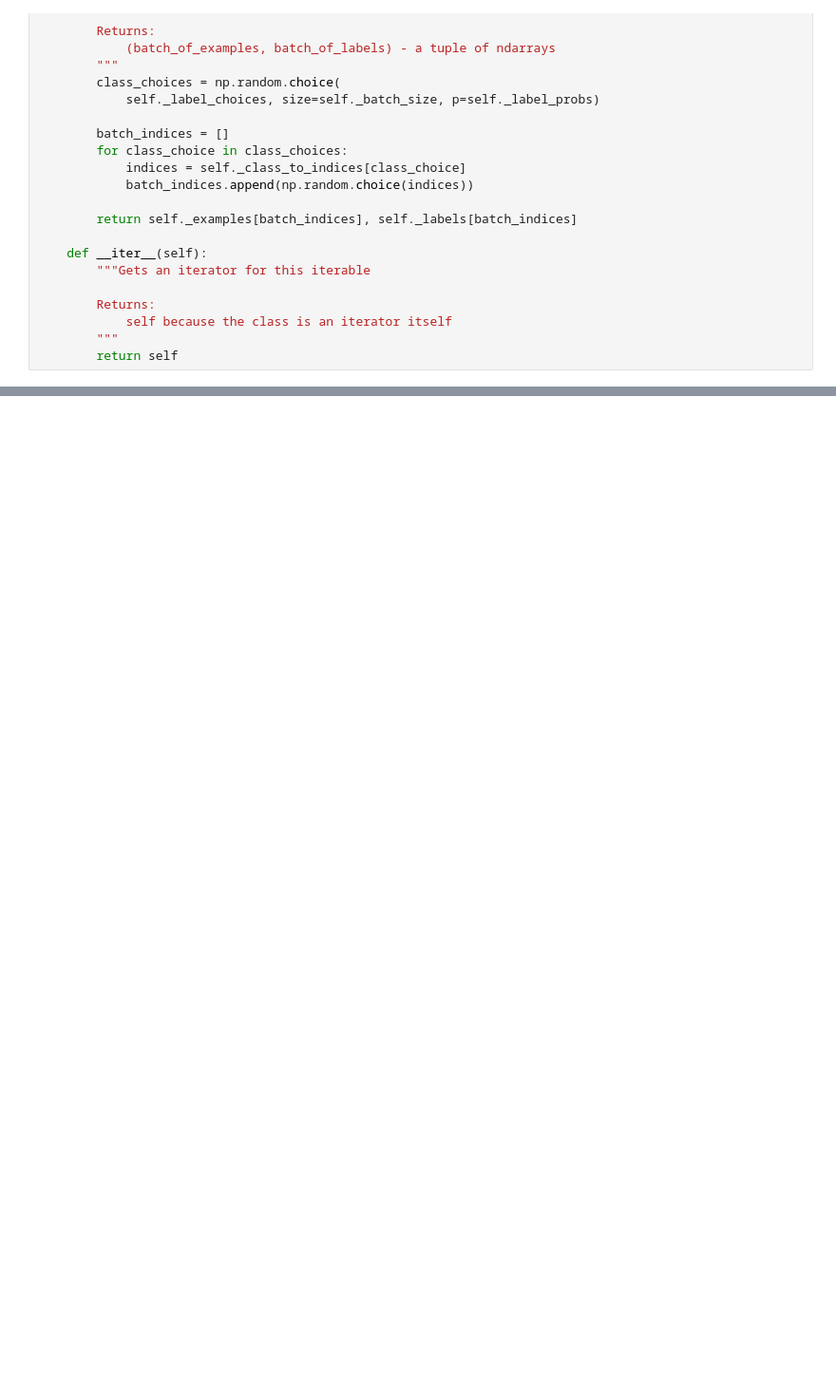
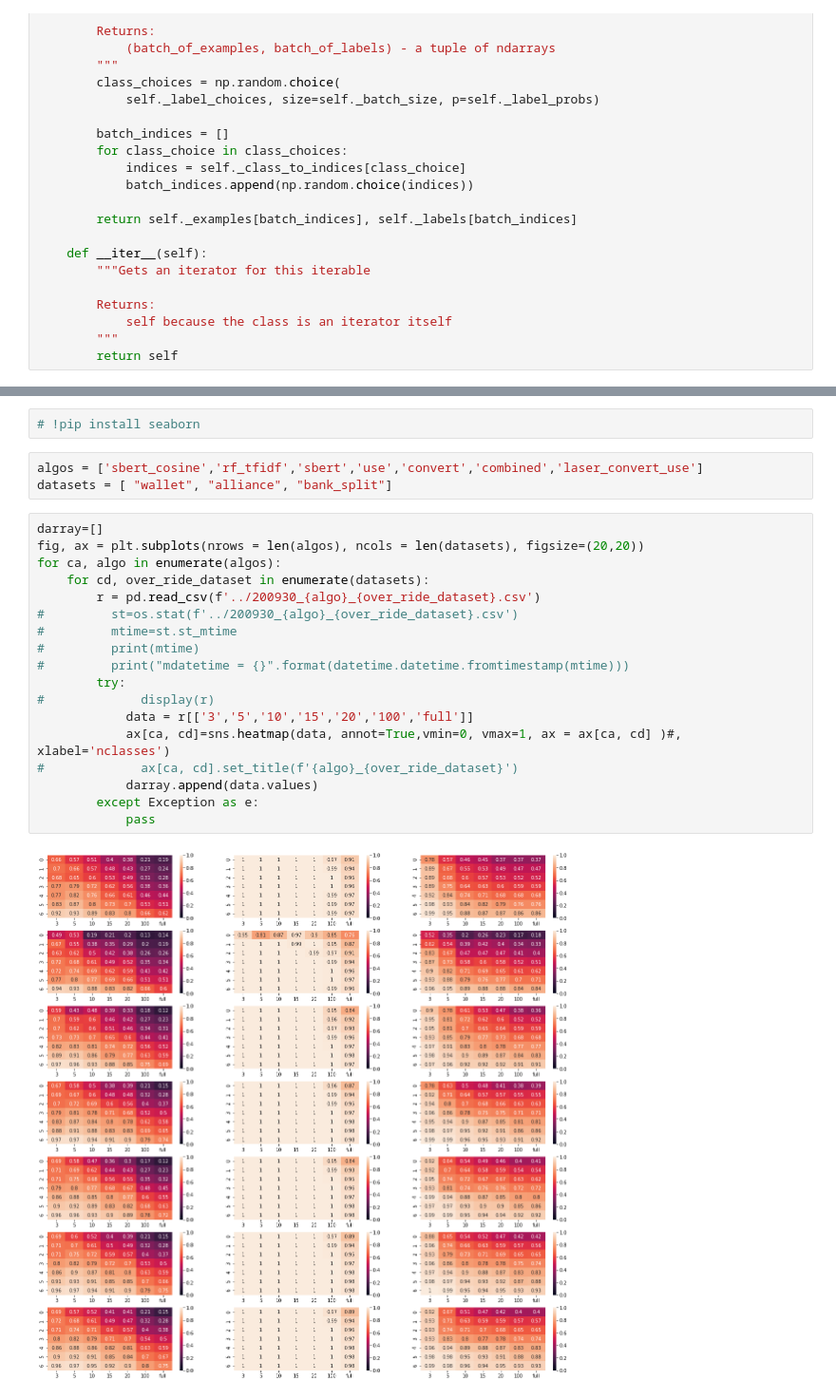
Before and after one commit to EdwardBurgin/polyai-models, a Jupyter notebook: intent_detection/demo.ipynb, the cells around one changed output, grey strips where cells are left out. Shown at 95% size. Drawn from its saved outputs; the diff is of its cells as text; blank space fills up the shorter version.

```diff
--- a/intent_detection/demo.ipynb
+++ b/intent_detection/demo.ipynb
@@ -316,0 +488,25 @@ class SamplingBatcher(abc.Iterator):
+# %%
+# !pip install seaborn
+# %%
+algos = ['sbert_cosine','rf_tfidf','sbert','use','convert','combined','laser_convert_use']
+datasets = [ "wallet", "alliance", "bank_split"]
+# %%
+darray=[]
+fig, ax = plt.subplots(nrows = len(algos), ncols = len(datasets), figsize=(20,20))
+for ca, algo in enumerate(algos):
+    for cd, over_ride_dataset in enumerate(datasets):
+        r = pd.read_csv(f'../200930_{algo}_{over_ride_dataset}.csv')
+#         st=os.stat(f'../200930_{algo}_{over_ride_dataset}.csv')
+#         mtime=st.st_mtime
+#         print(mtime)
+#         print("mdatetime = {}".format(datetime.datetime.fromtimestamp(mtime)))
+        try:
+#             display(r)
+            data = r[['3','5','10','15','20','100','full']]
+            ax[ca, cd]=sns.heatmap(data, annot=True,vmin=0, vmax=1, ax = ax[ca, cd] )#, xlabel='nclasses')
+#             ax[ca, cd].set_title(f'{algo}_{over_ride_dataset}')
+            darray.append(data.values)
+        except Exception as e:
+            pass
+# %% [output]
+[figure, added]
```
Also changed, not shown: parts of 53 cells of this notebook, 2 other files.
